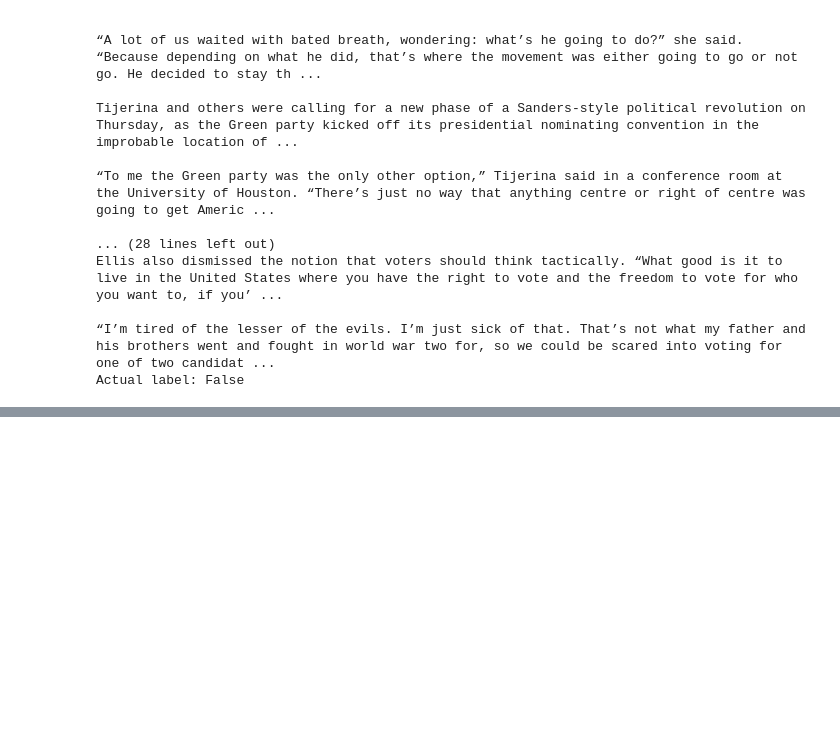
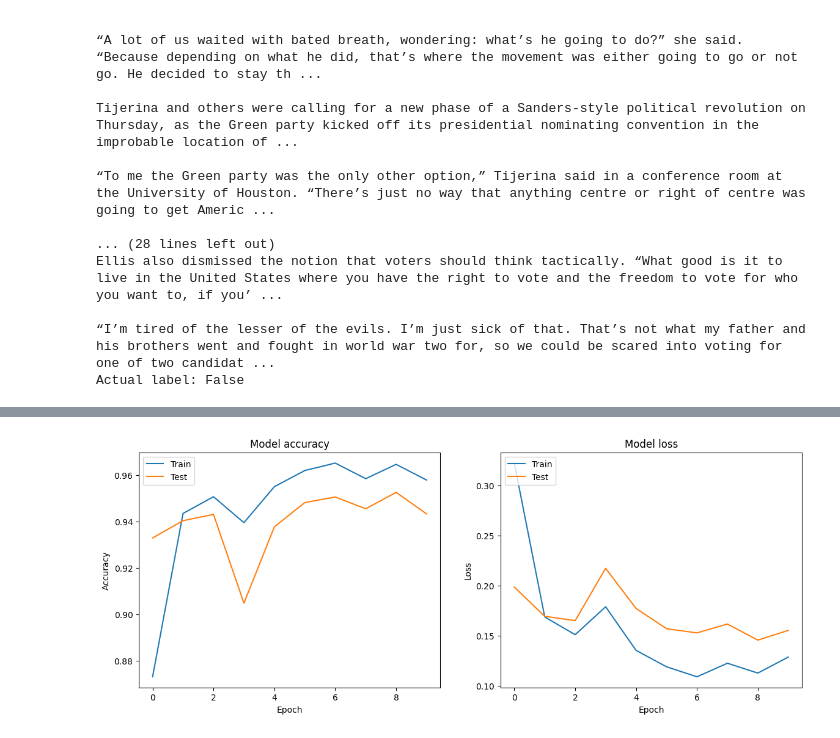
Before and after one commit to namrata1104/Fake_news_detection, a Jupyter notebook: notebooks/fakenews-jarrod.ipynb, the cells around one changed output, grey strips where cells are left out. Drawn from its saved outputs; the diff is of its cells as text; code cells hidden in the pictures; blank space fills up the shorter version.

Commit message:
Additional LSTM model and prediction change

```diff
--- a/notebooks/fakenews-jarrod.ipynb
+++ b/notebooks/fakenews-jarrod.ipynb
@@ -261,5 +254,5 @@ X_test_seq = tokenizer.texts_to_sequences(X_test_processed)
 
 # Pad the sequences to ensure they have the same length
 max_length = 500
-X_train_padded = pad_sequences(X_train_seq, maxlen=max_length, padding='post')
-X_test_padded = pad_sequences(X_test_seq, maxlen=max_length, padding='post')
+X_train_padded = pad_sequences(X_train_seq, maxlen=max_length, dtype='float32', padding='pre', value=0)
+X_test_padded = pad_sequences(X_test_seq, maxlen=max_length, dtype='float32', padding='pre', value=0)
@@ -1137,0 +1162,18 @@ The article is likely real news.
+# %%
+# Adjust the Adam optimizer parameters
+adam_optimizer = Adam(learning_rate=0.001)
+
+# Compile the model with Adam optimizer and binary cross-entropy loss
+lstm_model_2.compile(optimizer=adam_optimizer, loss='binary_crossentropy', metrics=['accuracy'])
+# %%
+# Early stopping
+early_stopping = EarlyStopping(monitor='val_loss', patience=3, restore_best_weights=True)
+
+# Train the model with early stopping
+history_6 = lstm_model_2.fit(
+    X_train_padded, y_train,
+    epochs=10,
+    batch_size=128,
+    validation_data=(X_test_padded, y_test),
+    callbacks=[early_stopping]
+)
@@ -1137,0 +1201,24 @@ The article is likely real news.
+# %%
+# Plot training & validation accuracy values
+plt.figure(figsize=(14, 5))
+
+plt.subplot(1, 2, 1)
+plt.plot(history_6.history['accuracy'])
+plt.plot(history_6.history['val_accuracy'])
+plt.title('Model accuracy')
+plt.ylabel('Accuracy')
+plt.xlabel('Epoch')
+plt.legend(['Train', 'Test'], loc='upper left')
+
+# Plot training & validation loss values
+plt.subplot(1, 2, 2)
+plt.plot(history_6.history['loss'])
+plt.plot(history_6.history['val_loss'])
+plt.title('Model loss')
+plt.ylabel('Loss')
+plt.xlabel('Epoch')
+plt.legend(['Train', 'Test'], loc='upper left')
+
+plt.show()
+# %% [output]
+[figure, added]
```
Also changed, not shown: parts of 28 cells of this notebook.
